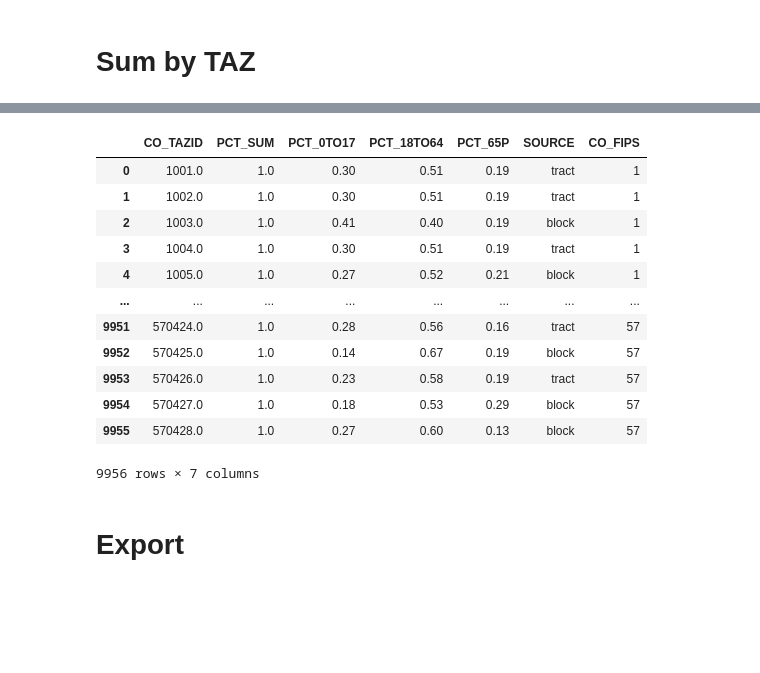
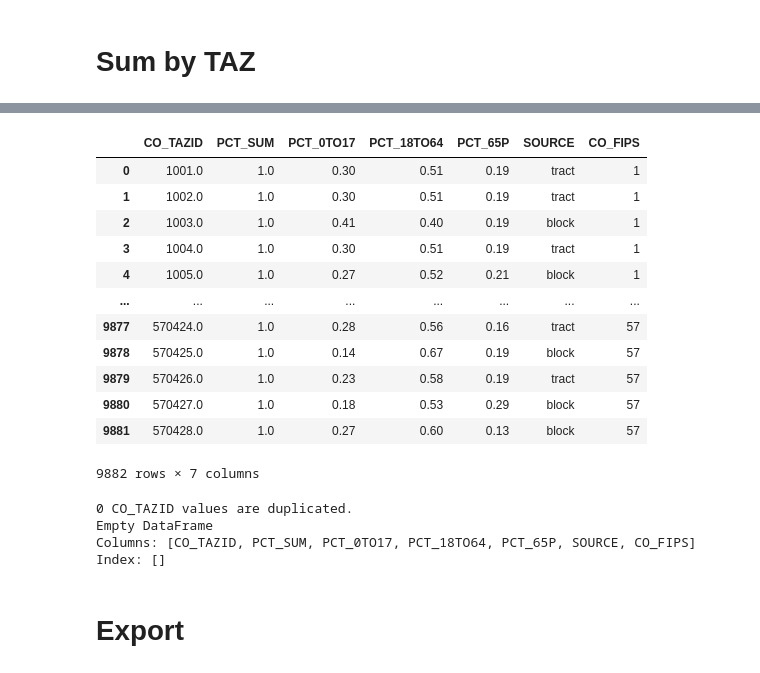
Before and after one commit to WFRCAnalytics/TDM-INP-TAZ-Age-Percent, a Jupyter notebook: 1-taz-age-percent.ipynb, the cells around one changed output, grey strips where cells are left out. Drawn from its saved outputs; the diff is of its cells as text; code cells hidden in the pictures; blank space fills up the shorter version.

```diff
--- a/1-taz-age-percent.ipynb
+++ b/1-taz-age-percent.ipynb
@@ -560,3 +593,21 @@ ts_tract_df
 | 2820576 | 49 | 057 | 211202 | 570423.0 | 0.000102 | 1011 | 1 | 0.003054 | ... |
 | 2820577 | 49 | 057 | 211202 | 570423.0 | 0.000102 | 1012 | 1 | 0.001934 | ... |
 2820578 rows × 11 columns
+# %%
+ts_tract_df_v2 = ts_tract_df.copy()
+
+county_mode_key = (
+    ts_tract_df_v2.groupby("CO_TAZID")["county"]
+    .agg(lambda x: x.mode().iloc[0])  # Get the most frequent value
+    .reset_index()
+    .rename(columns={"county": "county_mode"})
+)
+
+ts_tract_df_v2 = ts_tract_df_v2.merge(county_mode_key, on="CO_TAZID", how="left")
+
+ts_tract_df_v2["county"] = ts_tract_df_v2.apply(
+    lambda row: row["county_mode"] if row["county"] != row["county_mode"] else row["county"],
+    axis=1
+)
+
+ts_tract_df_v2
@@ -565,5 +646,5 @@ ts_tract_df
 # %%
-taz_block_df = bs_blk_blkgrp_df.groupby(['CO_TAZID','county'], as_index=False)[['census_blk_area_pop00to17','census_blk_area_pop18to64','census_blk_area_pop65plus']].sum()
+taz_block_df = bs_blk_blkgrp_df_v2.groupby(['CO_TAZID','county'], as_index=False)[['census_blk_area_pop00to17','census_blk_area_pop18to64','census_blk_area_pop65plus']].sum()
 
 # filter by only those census_blk_area_pop00to17'+'census_blk_area_pop18to64'+'census_blk_area_pop65plus >100 people
 taz_block_df = taz_block_df[
@@ -598,6 +679,6 @@ taz_block_df
 4235 rows × 6 columns
 # %%
-taz_tract_df = ts_tract_df.groupby(['CO_TAZID','county'], as_index=False)[['census_tract_area_pop00to17','census_tract_area_pop18to64','census_tract_area_pop65plus']].sum()
+taz_tract_df = ts_tract_df_v2.groupby(['CO_TAZID','county'], as_index=False)[['census_tract_area_pop00to17','census_tract_area_pop18to64','census_tract_area_pop65plus']].sum()
 
 # Remove records from taz_tract_df where CO_TAZID exists in taz_block_df
 taz_tract_df = taz_tract_df[~taz_tract_df.index.isin(taz_block_df.index)]
@@ -647,27 +728,50 @@ taz_pop_df
+# %%
+def round_and_adjust(row):
+    r1 = round(row['PCT_0TO17'], 2)
+    r2 = round(row['PCT_18TO64'], 2)
+    r3 = round(1.00 - r1 - r2, 2)  # Adjust the last one to ensure total = 1.00
+    return pd.Series([r1, r2, r3])
 # %%
 taz_percent_df = taz_pop_df.copy()
-taz_percent_df['PCT_0TO17'] = (taz_percent_df['pop00to17'] / (taz_percent_df['pop00to17'] + taz_percent_df['pop18to64'] + taz_percent_df['pop65plus'])).round(2)
-taz_percent_df['PCT_18TO64'] = (taz_percent_df['pop18to64'] / (taz_percent_df['pop00to17'] + taz_percent_df['pop18to64'] + taz_percent_df['pop65plus'])).round(2)
+taz_percent_df['PCT_0TO17'] = (taz_percent_df['pop00to17'] / (taz_percent_df['pop00to17'] + taz_percent_df['pop18to64'] + taz_percent_df['pop65plus']))
+taz_percent_df['PCT_18TO64'] = (taz_percent_df['pop18to64'] / (taz_percent_df['pop00to17'] + taz_percent_df['pop18to64'] + taz_percent_df['pop65plus']))
 taz_percent_df['PCT_65P'] = 1 - taz_percent_df['PCT_0TO17'] - taz_percent_df['PCT_18TO64']
-taz_percent_df['PCT_SUM'] = taz_percent_df['PCT_0TO17'] + taz_percent_df['PCT_18TO64'] + taz_percent_df['PCT_65P']
+taz_percent_df[['PCT_0TO17', 'PCT_18TO64', 'PCT_65P']] = taz_percent_df.apply(round_and_adjust, axis=1)
+taz_percent_df['PCT_SUM'] = (taz_percent_df['PCT_0TO17'] + taz_percent_df['PCT_18TO64'] + taz_percent_df['PCT_65P']).round(2)
 taz_percent_df.drop(columns=['pop00to17','pop18to64','pop65plus'], inplace=True)
 taz_percent_df = taz_percent_df[['CO_TAZID','PCT_SUM','PCT_0TO17','PCT_18TO64','PCT_65P','SOURCE','CO_FIPS']]
 taz_percent_df['CO_FIPS'] = taz_percent_df['CO_FIPS'].astype(int)
 taz_percent_df
 # %% [output]
 |  | CO_TAZID | PCT_SUM | PCT_0TO17 | PCT_18TO64 | PCT_65P | SOURCE | CO_FIPS |
 | 0 | 1001.0 | 1.0 | 0.30 | 0.51 | 0.19 | tract | 1 |
 | 1 | 1002.0 | 1.0 | 0.30 | 0.51 | 0.19 | tract | 1 |
 | 2 | 1003.0 | 1.0 | 0.41 | 0.40 | 0.19 | block | 1 |
 | 3 | 1004.0 | 1.0 | 0.30 | 0.51 | 0.19 | tract | 1 |
 | 4 | 1005.0 | 1.0 | 0.27 | 0.52 | 0.21 | block | 1 |
 | ... | ... | ... | ... | ... | ... | ... | ... |
-| 9951 | 570424.0 | 1.0 | 0.28 | 0.56 | 0.16 | tract | 57 |
-| 9952 | 570425.0 | 1.0 | 0.14 | 0.67 | 0.19 | block | 57 |
-| 9953 | 570426.0 | 1.0 | 0.23 | 0.58 | 0.19 | tract | 57 |
-| 9954 | 570427.0 | 1.0 | 0.18 | 0.53 | 0.29 | block | 57 |
-| 9955 | 570428.0 | 1.0 | 0.27 | 0.60 | 0.13 | block | 57 |
+| 9877 | 570424.0 | 1.0 | 0.28 | 0.56 | 0.16 | tract | 57 |
+| 9878 | 570425.0 | 1.0 | 0.14 | 0.67 | 0.19 | block | 57 |
+| 9879 | 570426.0 | 1.0 | 0.23 | 0.58 | 0.19 | tract | 57 |
+| 9880 | 570427.0 | 1.0 | 0.18 | 0.53 | 0.29 | block | 57 |
+| 9881 | 570428.0 | 1.0 | 0.27 | 0.60 | 0.13 | block | 57 |
-9956 rows × 7 columns
+9882 rows × 7 columns
+# %%
+# double check no duplicates
+# Find duplicate CO_TAZID values
+duplicate_taz = taz_percent_df[taz_percent_df.duplicated('CO_TAZID', keep=False)]
+
+# Optionally, display the number of unique CO_TAZID values that have duplicates
+num_duplicated = duplicate_taz['CO_TAZID'].nunique()
+print(f"{num_duplicated} CO_TAZID values are duplicated.")
+
+# Show the actual rows with duplicate CO_TAZID values
+print(duplicate_taz)
+# %% [output]
+0 CO_TAZID values are duplicated.
+Empty DataFrame
+Columns: [CO_TAZID, PCT_SUM, PCT_0TO17, PCT_18TO64, PCT_65P, SOURCE, CO_FIPS]
+Index: []
 # %% [markdown]
 # Export
 # %%
```
Also changed, not shown: parts of 12 cells of this notebook, 1 other file.
